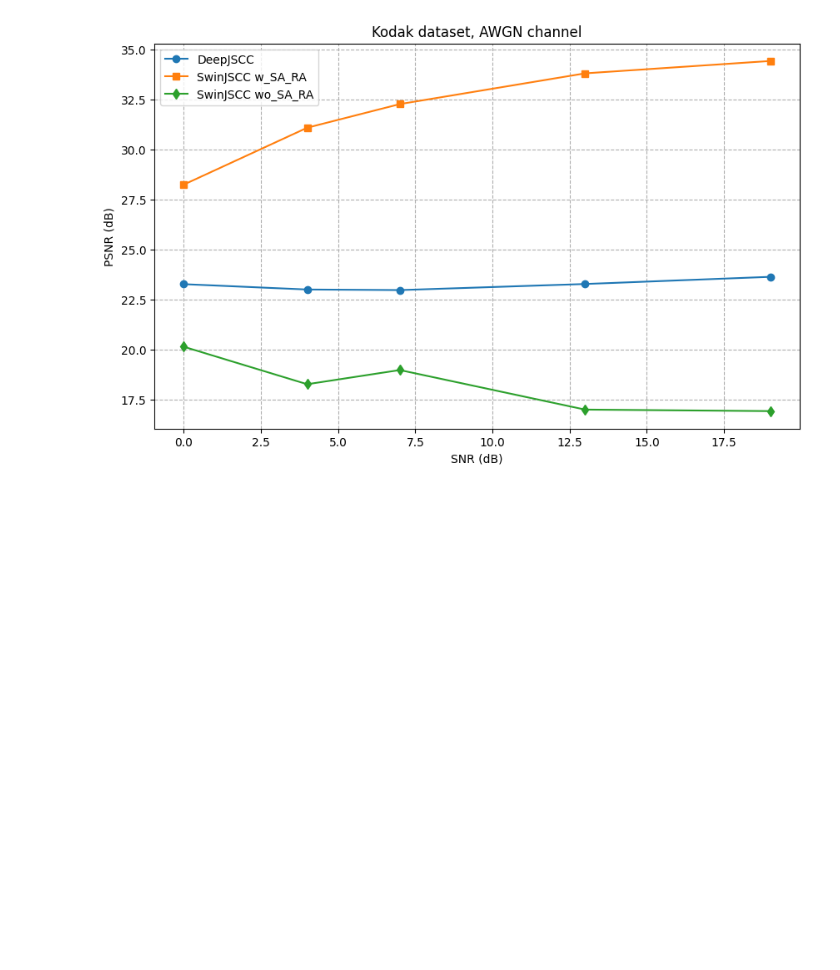
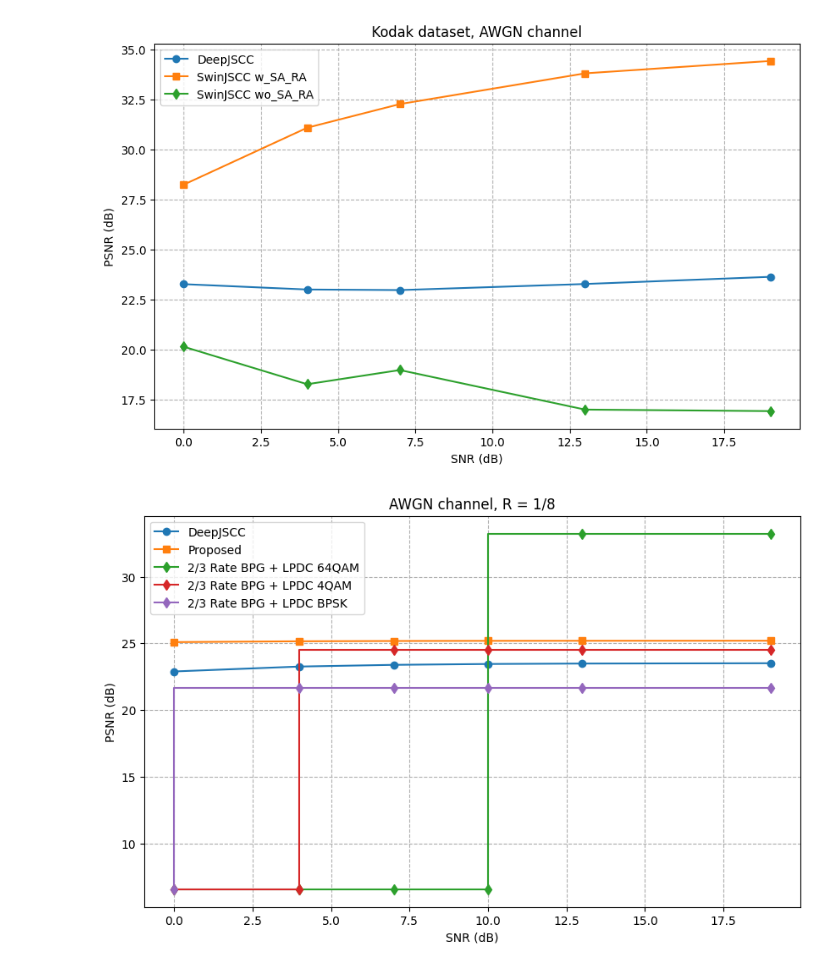
Before and after one commit to HaruKatou/Swin-VQ-JSCC_implementation, a Jupyter notebook: src/inference.ipynb, the cells around one changed output. Drawn from its saved outputs; the diff is of its cells as text; code cells hidden in the pictures; blank space fills up the shorter version.

```diff
--- a/src/inference.ipynb
+++ b/src/inference.ipynb
@@ -143,0 +152,29 @@ plt.savefig('djscc_swinjscc_2.png', dpi=300)
+# %%
+# PSNR
+CBR = 0.0125
+SNR = [0,4,7,10,13,19]
+swin_vq_psnr = [25.09389305114746, 25.157034873962402, 25.177648067474365, 25.188952445983887, 25.19339418411255, 25.197562217712402]
+djscc_psnr = [22.89270520210266, 23.2595534324646, 23.387324333190918, 23.452386379241943, 23.485010862350464, 23.510085582733154]
+# 2/3 Rate BPG + LPDC + 64QAM
+bpg_lpdc = [6.57, 6.57, 6.57, 6.57, 33.23, 33.23]
+# 2/3 Rate BPG + LPDC + BPSK
+bpg_ldpc_bpsk = [6.56, 21.64, 21.64, 21.64, 21.64, 21.64]
+# 2/3 Rate BPG + LDPC + 4QAM
+bpg_lpdc_4qam = [6.57, 6.57, 24.54, 24.54, 24.54, 24.54]
+
+plt.figure(figsize=(10, 6))
+plt.plot(SNR, djscc_psnr, marker='o', linestyle='-', label='DeepJSCC')
+plt.plot(SNR, swin_vq_psnr, marker='s', linestyle='-', label='Proposed')
+plt.step(SNR, bpg_lpdc, marker='d', linestyle='-', label='2/3 Rate BPG + LPDC 64QAM')
+plt.step(SNR, bpg_lpdc_4qam, marker='d', linestyle='-', label='2/3 Rate BPG + LPDC 4QAM')
+plt.step(SNR, bpg_ldpc_bpsk, marker='d', linestyle='-', label='2/3 Rate BPG + LPDC BPSK')
+
+plt.xlabel('SNR (dB)')
+plt.ylabel('PSNR (dB)')
+
+plt.title('AWGN channel, R = 1/8')
+
+plt.legend()
+plt.grid(True, which='both', linestyle='--')
+# %% [output]
+[figure, added]
```
Also changed, not shown: parts of 9 cells of this notebook, 12 other files.
